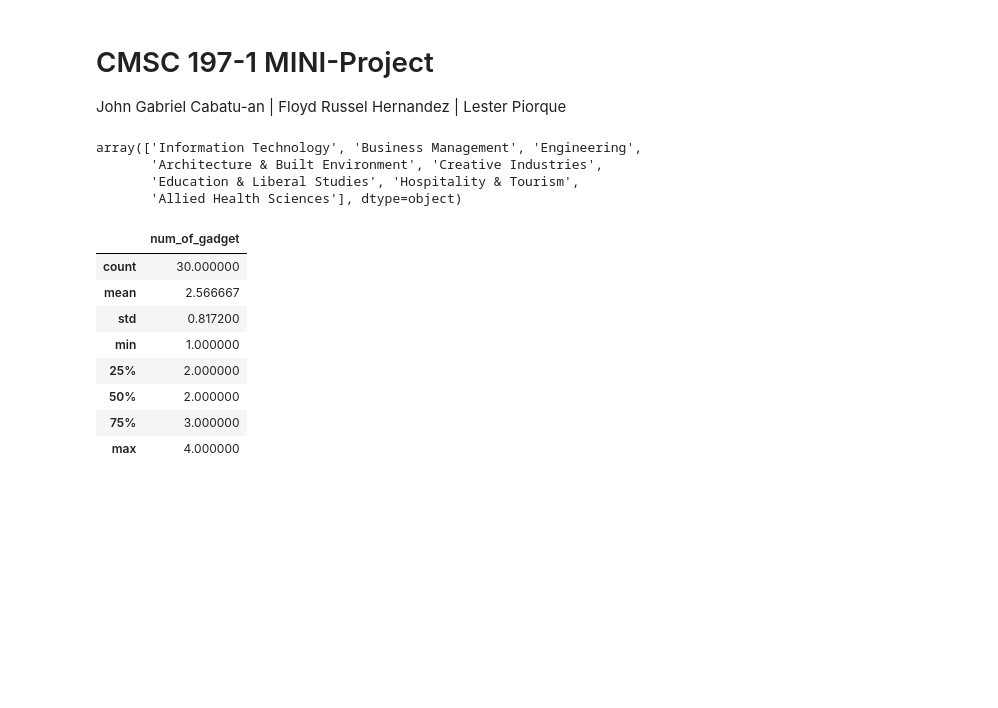
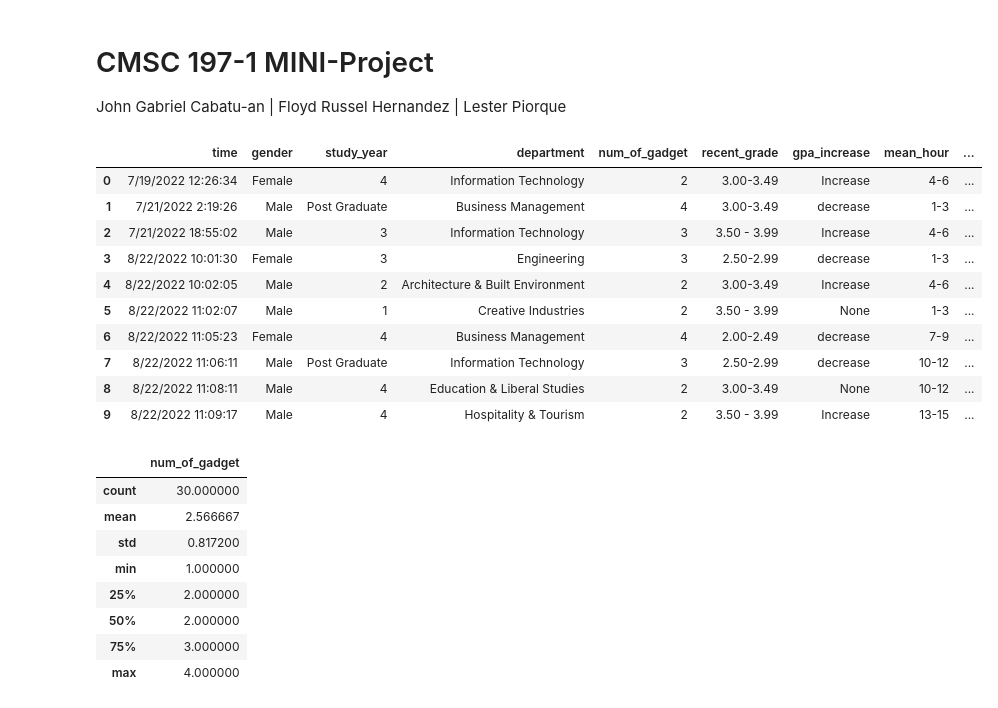
Before and after one commit to JGCabatu-an/CMSC197-Machine-Learning-Miniproject, a Jupyter notebook: main.ipynb, the cells around one changed output. Drawn from its saved outputs; the diff is of its cells as text; code cells hidden in the pictures; blank space fills up the shorter version.

Commit message:
changed department display to data head

```diff
--- a/main.ipynb
+++ b/main.ipynb
@@ -16,19 +16,26 @@ from sklearn.neighbors import KNeighborsClassifier
 # %%
 if os.getcwd() == "/content":
   os.chdir("/content/drive/MyDrive/College/College4.1/CMSC197-1/minipaper")
 
 data = pd.read_csv("./data/data.csv")
 data.columns = ['time', 'gender', 'study_year',
                   'department', 'num_of_gadget',
                   'recent_grade', 'gpa_increase',
                   'mean_hour', 'purpose']
 
-data.department.unique()
+data.head(10)
 # %% [output]
-array(['Information Technology', 'Business Management', 'Engineering',
-       'Architecture & Built Environment', 'Creative Industries',
-       'Education & Liberal Studies', 'Hospitality & Tourism',
-       'Allied Health Sciences'], dtype=object)
+|  | time | gender | study_year | department | num_of_gadget | recent_grade | gpa_increase | mean_hour | ... |
+| 0 | 7/19/2022 12:26:34 | Female | 4 | Information Technology | 2 | 3.00-3.49 | Increase | 4-6 | ... |
+| 1 | 7/21/2022 2:19:26 | Male | Post Graduate | Business Management | 4 | 3.00-3.49 | decrease | 1-3 | ... |
+| 2 | 7/21/2022 18:55:02 | Male | 3 | Information Technology | 3 | 3.50 - 3.99 | Increase | 4-6 | ... |
+| 3 | 8/22/2022 10:01:30 | Female | 3 | Engineering | 3 | 2.50-2.99 | decrease | 1-3 | ... |
+| 4 | 8/22/2022 10:02:05 | Male | 2 | Architecture & Built Environment | 2 | 3.00-3.49 | Increase | 4-6 | ... |
+| 5 | 8/22/2022 11:02:07 | Male | 1 | Creative Industries | 2 | 3.50 - 3.99 | None | 1-3 | ... |
+| 6 | 8/22/2022 11:05:23 | Female | 4 | Business Management | 4 | 2.00-2.49 | decrease | 7-9 | ... |
+| 7 | 8/22/2022 11:06:11 | Male | Post Graduate | Information Technology | 3 | 2.50-2.99 | decrease | 10-12 | ... |
+| 8 | 8/22/2022 11:08:11 | Male | 4 | Education & Liberal Studies | 2 | 3.00-3.49 | None | 10-12 | ... |
+| 9 | 8/22/2022 11:09:17 | Male | 4 | Hospitality & Tourism | 2 | 3.50 - 3.99 | Increase | 13-15 | ... |
 # %%
 data.describe()
 # %% [output]
```
Also changed, not shown: parts of 1 cell of this notebook.
